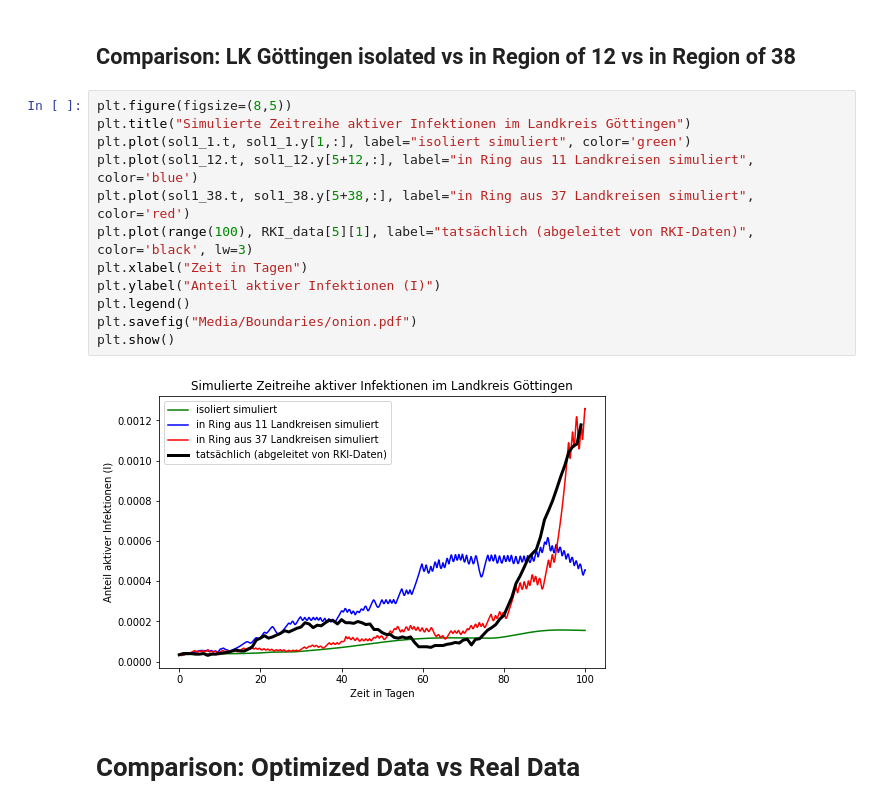
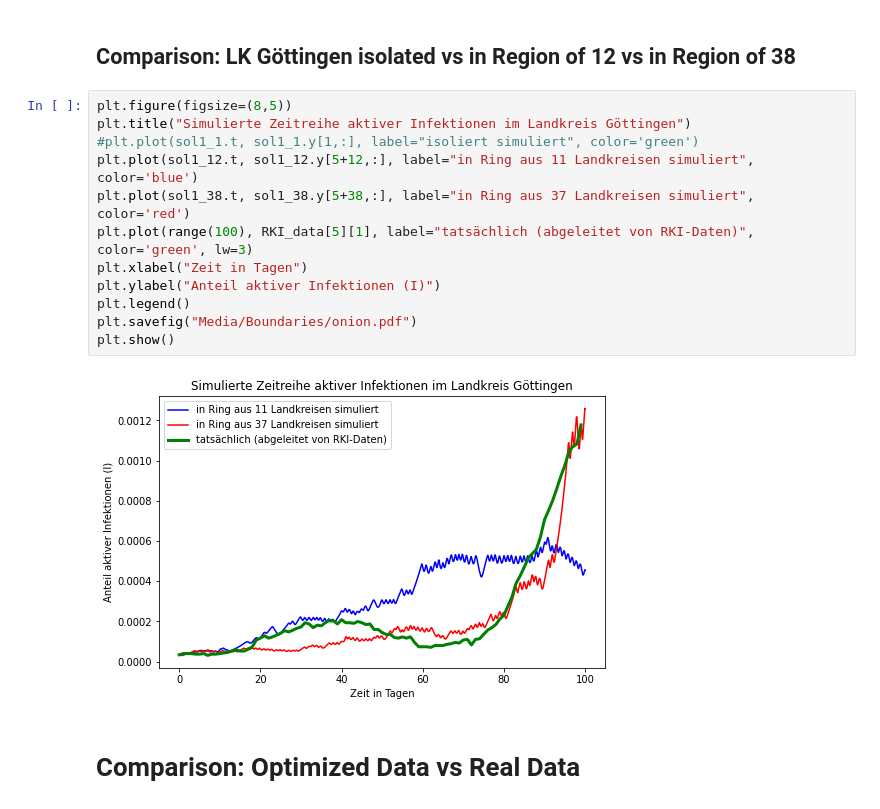
Before and after one commit to torbensun/Modeling-Of-Epidemics-With-Compartmental-And-Network-Models, a Jupyter notebook: Project.ipynb, the cells around one changed output. Drawn from its saved outputs; the diff is of its cells as text.

```diff
--- a/Project.ipynb
+++ b/Project.ipynb
@@ -1127,17 +1072,17 @@ plt.savefig("Media/Boundaries/network_size_h.pdf")
 # %%
 plt.figure(figsize=(8,5))
 plt.title("Simulierte Zeitreihe aktiver Infektionen im Landkreis Göttingen")
-plt.plot(sol1_1.t, sol1_1.y[1,:], label="isoliert simuliert", color='green')
+#plt.plot(sol1_1.t, sol1_1.y[1,:], label="isoliert simuliert", color='green')
 plt.plot(sol1_12.t, sol1_12.y[5+12,:], label="in Ring aus 11 Landkreisen simuliert", color='blue')
 plt.plot(sol1_38.t, sol1_38.y[5+38,:], label="in Ring aus 37 Landkreisen simuliert", color='red')
-plt.plot(range(100), RKI_data[5][1], label="tatsächlich (abgeleitet von RKI-Daten)", color='black', lw=3)
+plt.plot(range(100), RKI_data[5][1], label="tatsächlich (abgeleitet von RKI-Daten)", color='green', lw=3)
 plt.xlabel("Zeit in Tagen")
 plt.ylabel("Anteil aktiver Infektionen (I)")
 plt.legend()
 plt.savefig("Media/Boundaries/onion.pdf")
 plt.show()
 # %% [output]
-[figure, old version]
+[figure, new version]
 # %% [markdown]
 # Comparison: Optimized Data vs Real Data
 # %%
```
Also changed, not shown: parts of 7 cells of this notebook, 1 other file.
